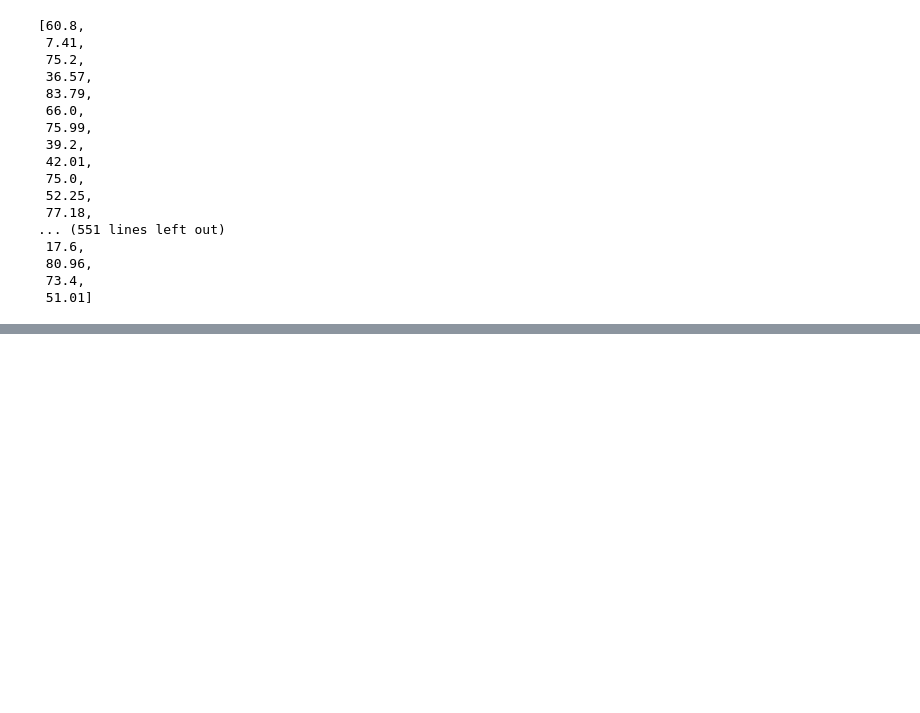
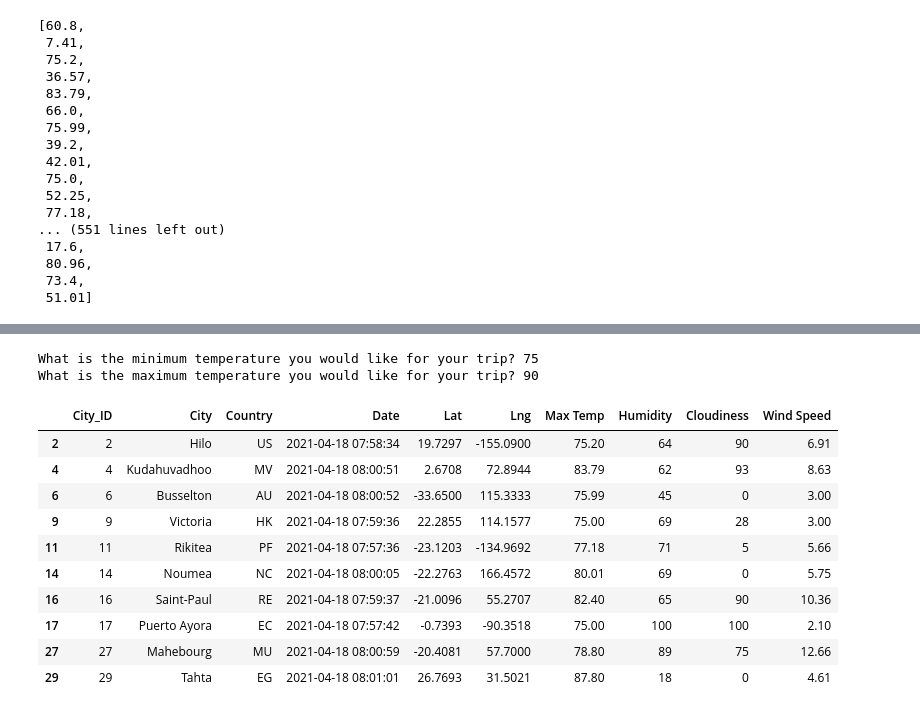
Before and after one commit to Luis-Acevedo/World_Weather_Analysis, a Jupyter notebook: VacationPy.ipynb, the cells around one changed output, grey strips where cells are left out. Saved outputs shown, nothing was run; the diff lists cells and outputs as text; code cells hidden in the pictures; blank space fills up the shorter version.

```diff
--- a/VacationPy.ipynb
+++ b/VacationPy.ipynb
@@ -118,3 +118,29 @@ fig.add_layer(heat_layer)
 fig
 # %% [output]
 [interactive output not drawn]
+# %%
+# Ask the customer to add a minimum and maximum temperature value.
+min_temp = float(input("What is the minimum temperature you would like for your trip? "))
+max_temp = float(input("What is the maximum temperature you would like for your trip? "))
+# %% [output]
+What is the minimum temperature you would like for your trip? 75
+What is the maximum temperature you would like for your trip? 90
+# %%
+# Filter the dataset to find the cities that fit the criteria.
+# Added .dropna() after creation of data frame to take care of the one null value
+
+preferred_cities_df = city_data_df.loc[(city_data_df["Max Temp"] <= max_temp) & \
+                                       (city_data_df["Max Temp"] >= min_temp)].dropna()
+preferred_cities_df.head(10)
+# %% [output]
+|  | City_ID | City | Country | Date | Lat | Lng | Max Temp | Humidity | Cloudiness | Wind Speed |
+| 2 | 2 | Hilo | US | 2021-04-18 07:58:34 | 19.7297 | -155.0900 | 75.20 | 64 | 90 | 6.91 |
+| 4 | 4 | Kudahuvadhoo | MV | 2021-04-18 08:00:51 | 2.6708 | 72.8944 | 83.79 | 62 | 93 | 8.63 |
+| 6 | 6 | Busselton | AU | 2021-04-18 08:00:52 | -33.6500 | 115.3333 | 75.99 | 45 | 0 | 3.00 |
+| 9 | 9 | Victoria | HK | 2021-04-18 07:59:36 | 22.2855 | 114.1577 | 75.00 | 69 | 28 | 3.00 |
+| 11 | 11 | Rikitea | PF | 2021-04-18 07:57:36 | -23.1203 | -134.9692 | 77.18 | 71 | 5 | 5.66 |
+| 14 | 14 | Noumea | NC | 2021-04-18 08:00:05 | -22.2763 | 166.4572 | 80.01 | 69 | 0 | 5.75 |
+| 16 | 16 | Saint-Paul | RE | 2021-04-18 07:59:37 | -21.0096 | 55.2707 | 82.40 | 65 | 90 | 10.36 |
+| 17 | 17 | Puerto Ayora | EC | 2021-04-18 07:57:42 | -0.7393 | -90.3518 | 75.00 | 100 | 100 | 2.10 |
+| 27 | 27 | Mahebourg | MU | 2021-04-18 08:00:59 | -20.4081 | 57.7000 | 78.80 | 89 | 75 | 12.66 |
+| 29 | 29 | Tahta | EG | 2021-04-18 08:01:01 | 26.7693 | 31.5021 | 87.80 | 18 | 0 | 4.61 |
```
Also changed, not shown: parts of 7 cells of this notebook, 1 other file.
